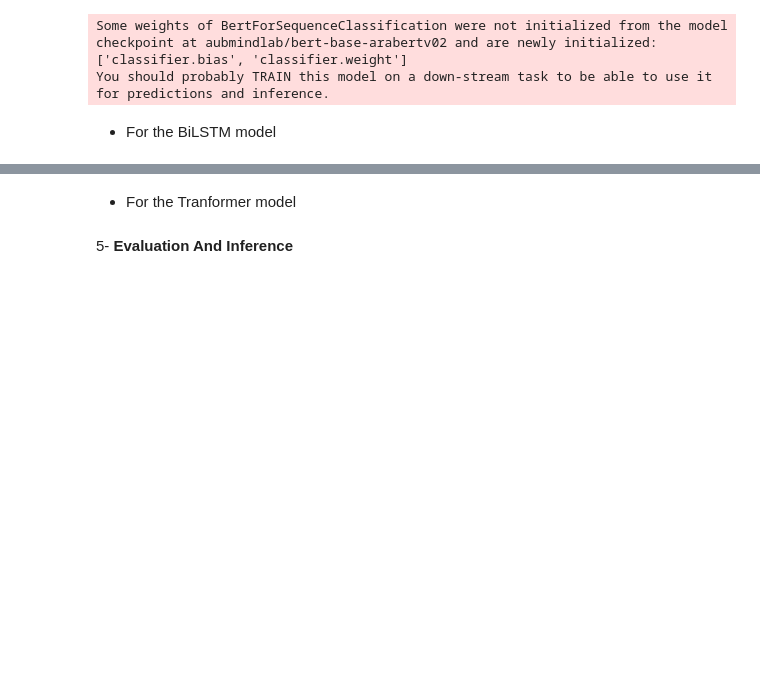
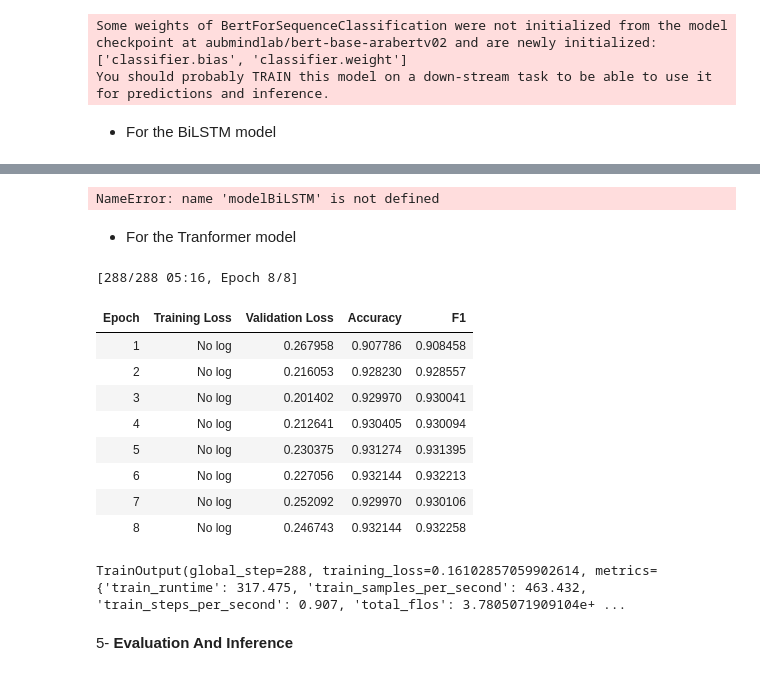
Before and after one commit to SaudAlhafith/CS365-Project, a Jupyter notebook: CS365-Project-Phase2-saud.ipynb, the cells around one changed output, grey strips where cells are left out. Cells and saved outputs as stored; diff of their text form; code cells hidden in the pictures; blank space fills up the shorter version.

```diff
--- a/CS365-Project-Phase2-saud.ipynb
+++ b/CS365-Project-Phase2-saud.ipynb
@@ -749,11 +750,11 @@ hidden_dim = 128  # Hidden dimension for LSTM
 output_dir = './results'
 evaluation_strategy = 'epoch' # # Evaluate at the end of each epoch
 save_strategy = 'epoch'  # Save model at the end of each epoch
-tf_learning_rate = 1e-4 # 1e-4
-per_device_train_batch_size = 184
+tf_learning_rate = 4e-5 # 1e-4
+per_device_train_batch_size = 256
 per_device_eval_batch_size = 32
-gradient_accumulation_steps = 3
-num_train_epochs = 6
+gradient_accumulation_steps = 2
+num_train_epochs = 8
 weight_decay = 0.01
 logging_dir = "./logs"
 load_best_model_at_end = True
@@ -797,13 +798,15 @@ BiLSTM Dev dataset size: 1862
 BiLSTM Test dataset size: 1863
 # %% [markdown]
 - For the Tranformer model
+# %%
+# arabert preprocessing
+df['arabert_text'] = df['text'].apply(arabert_prep.preprocess)
 # %%
 chunked_texts_Transformer = []
 chunked_labels_Transformer = []
 
-
-for article, label in zip(tokenized_text, encoded_labels):
-    chucksTransformer = encode_text_transformer(' '.join(article), max_len=max_len)
+for article, label in zip(df['arabert_text'].tolist(), encoded_labels):
+    chucksTransformer = encode_text_transformer(article, max_len=max_len)
 
     chunked_texts_Transformer.extend(chucksTransformer)
     chunked_labels_Transformer.extend([label] * len(chucksTransformer))
@@ -910,12 +913,12 @@ optimizer = optim.Adam(model.parameters(), lr=lr)
 # %% [markdown]
 - For the Tranformer model
 # %%
-model = AutoModelForSequenceClassification.from_pretrained(
+modelTF = AutoModelForSequenceClassification.from_pretrained(
     model_name,
     num_labels=len(label_mapping),
     id2label=label_mapping,
     label2id=label2id
-)
+).to(device)
 # %% [output]
 Some weights of BertForSequenceClassification were not initialized from the model checkpoint at aubmindlab/bert-base-arabertv02 and are newly initialized: ['classifier.bias', 'classifier.weight']
 You should probably TRAIN this model on a down-stream task to be able to use it for predictions and inference.
@@ -934,38 +955,54 @@ for epoch in range(16):
+# %%
+# Save the model
+torch.save(modelBiLSTM.state_dict(), "bilstm_best_model.pth")
+# %% [output]
+NameError: name 'modelBiLSTM' is not defined
 # %% [markdown]
 - For the Tranformer model
 # %%
 from transformers import TrainingArguments, Trainer
 
 training_args = TrainingArguments(
     output_dir=output_dir,
     eval_strategy=evaluation_strategy,
     save_strategy=save_strategy,
     learning_rate=tf_learning_rate,
     bf16=True,  # instead of fp16
     fp16=False,
     per_device_eval_batch_size=per_device_eval_batch_size,
     per_device_train_batch_size=per_device_train_batch_size,
     gradient_accumulation_steps=gradient_accumulation_steps,
     num_train_epochs=num_train_epochs,
     weight_decay=weight_decay,
     logging_dir=logging_dir,
     load_best_model_at_end=load_best_model_at_end
     # torch_compile=True
 )
 
 trainer = Trainer(
-    model=model,
+    model=modelTF,
     args=training_args,
     train_dataset=tFtrain_dataset,
     eval_dataset=tFdev_dataset,
-    tokenizer=tokenizer,
     compute_metrics=lambda p: {
         'accuracy': (np.argmax(p.predictions, axis=1) == p.label_ids).mean(),
         'f1': f1_score(p.label_ids, np.argmax(p.predictions, axis=1), average='weighted')
     }
 )
 
 trainer.train()
+# %% [output]
+[288/288 05:16, Epoch 8/8]
+| Epoch | Training Loss | Validation Loss | Accuracy | F1 |
+| 1 | No log | 0.267958 | 0.907786 | 0.908458 |
+| 2 | No log | 0.216053 | 0.928230 | 0.928557 |
+| 3 | No log | 0.201402 | 0.929970 | 0.930041 |
+| 4 | No log | 0.212641 | 0.930405 | 0.930094 |
+| 5 | No log | 0.230375 | 0.931274 | 0.931395 |
+| 6 | No log | 0.227056 | 0.932144 | 0.932213 |
+| 7 | No log | 0.252092 | 0.929970 | 0.930106 |
+| 8 | No log | 0.246743 | 0.932144 | 0.932258 |
+TrainOutput(global_step=288, training_loss=0.16102857059902614, metrics={'train_runtime': 317.475, 'train_samples_per_second': 463.432, 'train_steps_per_second': 0.907, 'total_flos': 3.7805071909104e+ ...
 # %%
 import gc
 import torch
```
Also changed, not shown: parts of 14 cells of this notebook, 2 other files.
